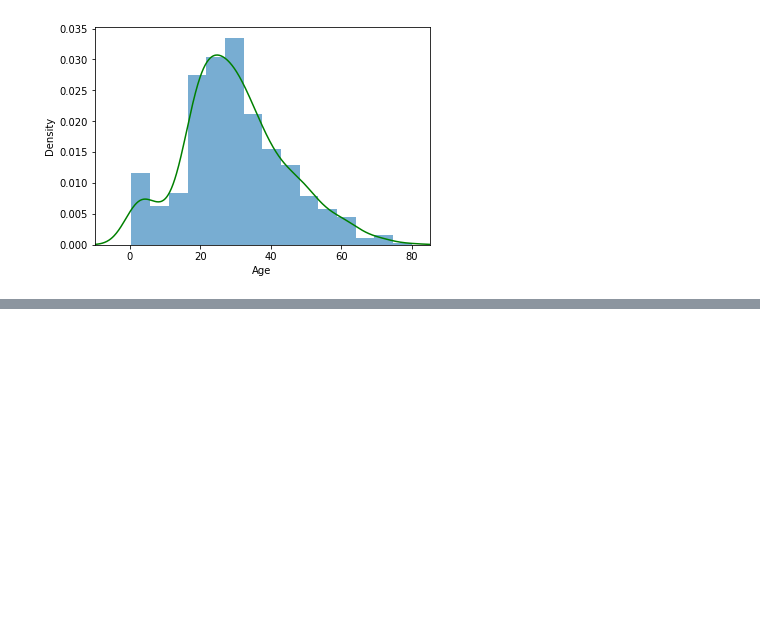
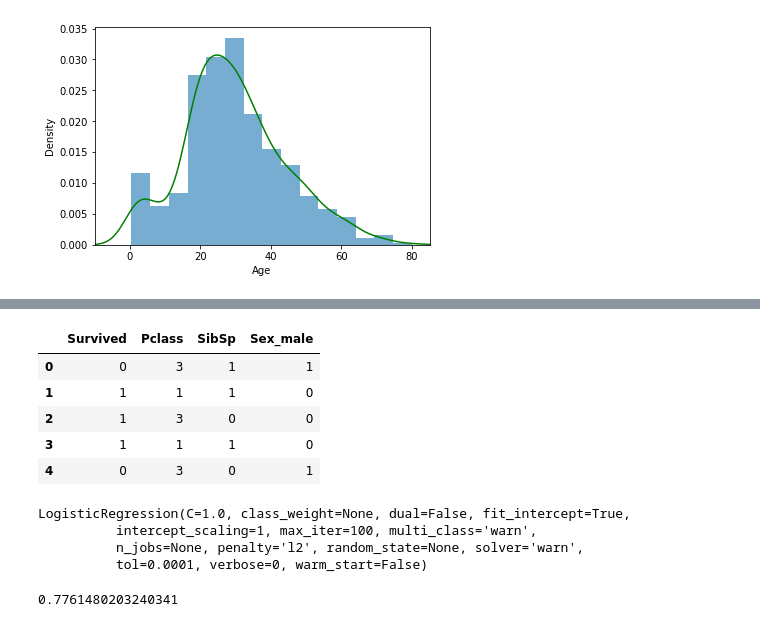
Before and after one commit to ThePhiri/logistic_regression_titanic, a Jupyter notebook: logistic regression.ipynb, the cells around one changed output, grey strips where cells are left out. Saved outputs shown, nothing was run; the diff lists cells and outputs as text; code cells hidden in the pictures; blank space fills up the shorter version.

```diff
--- a/logistic regression.ipynb
+++ b/logistic regression.ipynb
@@ -64,0 +186,30 @@ plt.show
+# %%
+#drop insignificant columns
+
+train_B = train_A.drop(["Fare","Parch","Age"], axis=1)
+train_B.head()
+# %% [output]
+|  | Survived | Pclass | SibSp | Sex_male |
+| 0 | 0 | 3 | 1 | 1 |
+| 1 | 1 | 1 | 1 | 0 |
+| 2 | 1 | 3 | 0 | 0 |
+| 3 | 1 | 1 | 1 | 0 |
+| 4 | 0 | 3 | 0 | 1 |
+# %%
+#New model
+y = train_A["Survived"]
+X_2 = train_B.drop(['Survived'], axis = 1)
+fit_2=model.fit(X_2, y)
+print(fit_2)
+# %% [output]
+LogisticRegression(C=1.0, class_weight=None, dual=False, fit_intercept=True,
+          intercept_scaling=1, max_iter=100, multi_class='warn',
+          n_jobs=None, penalty='l2', random_state=None, solver='warn',
+          tol=0.0001, verbose=0, warm_start=False)
+# %%
+y_2_predict = model.predict(X_2)
+
+auc = roc_auc_score(y,y_2_predict)
+auc
+# %% [output]
+0.7761480203240341
```
Also changed, not shown: parts of 16 cells of this notebook.
